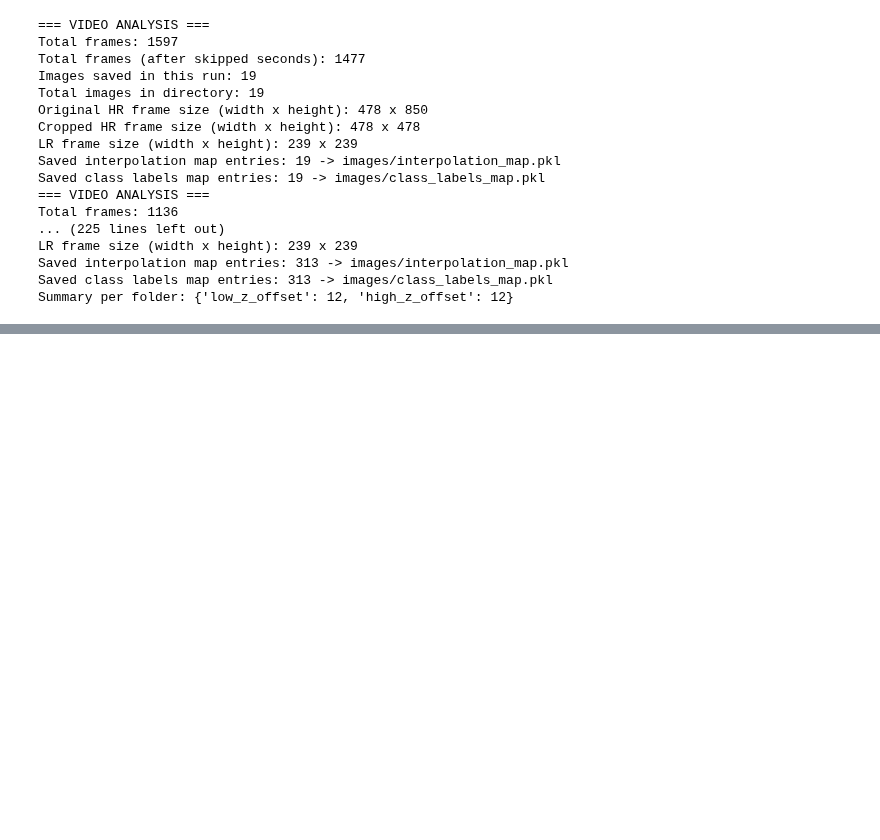
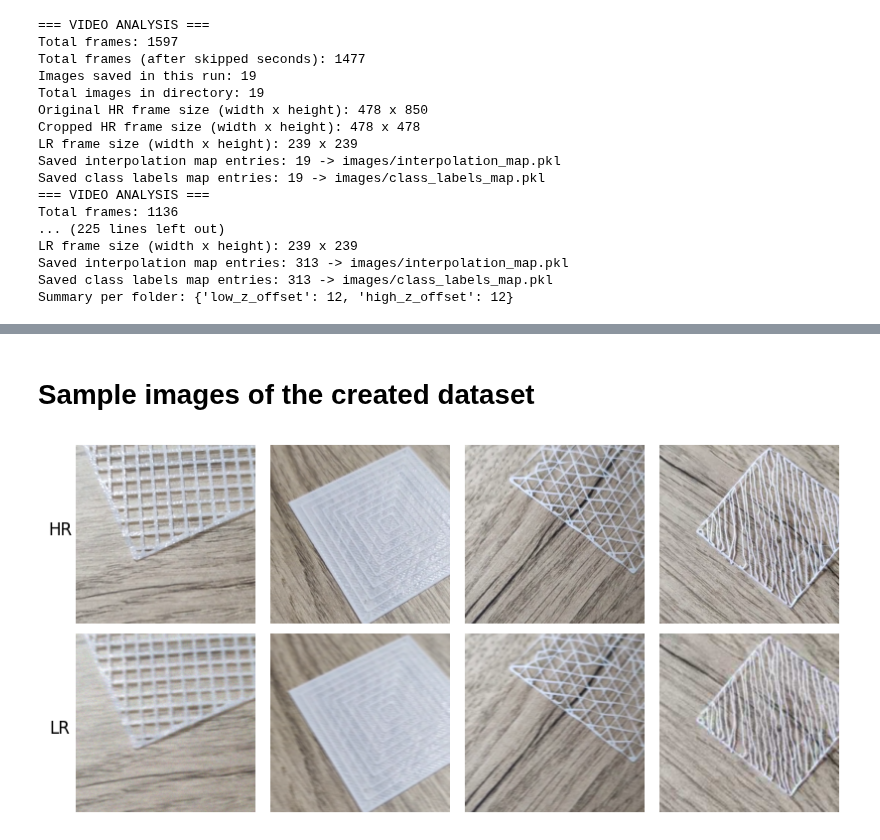
Before and after one commit to bgmanuel99/Super-Resolution-Images-for-3D-Printing-Defect-Detection, a Jupyter notebook: data/preprocessing_functions.ipynb, the cells around one changed output, grey strips where cells are left out. Saved outputs shown, nothing was run; the diff lists cells and outputs as text; code cells hidden in the pictures; blank space fills up the shorter version.

```diff
--- a/data/preprocessing_functions.ipynb
+++ b/data/preprocessing_functions.ipynb
@@ -469,0 +260,56 @@ Saved class labels map entries: 113 -> images_for_predictions/predictions_class_
+# %% [markdown]
+# Sample images of the created dataset
+# %%
+import matplotlib.pyplot as plt
+import os
+
+# Paths to HR and LR images
+hr_high_path = "images/HR/high_z_offset"
+hr_low_path = "images/HR/low_z_offset"
+lr_high_path = "images/LR/high_z_offset"
+lr_low_path = "images/LR/low_z_offset"
+
+# Select eligible sample images (first two alphabetically for each)
+hr_high_files = sorted([f for f in os.listdir(hr_high_path) if f.endswith('.png')])
+hr_low_files = sorted([f for f in os.listdir(hr_low_path) if f.endswith('.png')])
+
+selected_hr_high = [hr_high_files[11], hr_high_files[28]] if len(hr_high_files) >= 2 else hr_high_files
+selected_hr_low = [hr_low_files[14], hr_low_files[123]] if len(hr_low_files) >= 2 else hr_low_files
+
+# Create subplot: 2 rows (HR/LR), 4 columns (2 low + 2 high samples)
+fig, axes = plt.subplots(2, 4, figsize=(8, 4))
+
+# Top row: HR low z_offset samples
+for i in range(len(selected_hr_low)):
+    img = plt.imread(os.path.join(hr_low_path, selected_hr_low[i]))
+    axes[0, i].imshow(img)
+    axes[0, i].axis('off')
+
+# Top row: HR high z_offset samples
+for i in range(len(selected_hr_high)):
+    img = plt.imread(os.path.join(hr_high_path, selected_hr_high[i]))
+    axes[0, i+2].imshow(img)
+    axes[0, i+2].axis('off')
+
+# Bottom row: LR low z_offset samples
+for i in range(len(selected_hr_low)):
+    img = plt.imread(os.path.join(lr_low_path, selected_hr_low[i]))
+    axes[1, i].imshow(img)
+    axes[1, i].axis('off')
+
+# Bottom row: LR high z_offset samples
+for i in range(len(selected_hr_high)):
+    img = plt.imread(os.path.join(lr_high_path, selected_hr_high[i]))
+    axes[1, i+2].imshow(img)
+    axes[1, i+2].axis('off')
+
+# Add row labels
+fig.text(0.0, 0.75, 'HR', va='center', ha='center', fontsize=12, rotation='horizontal')
+fig.text(0.0, 0.25, 'LR', va='center', ha='center', fontsize=12, rotation='horizontal')
+
+plt.savefig("hr_lr_samples.png", dpi=300, format='png', bbox_inches='tight')
+
+plt.tight_layout()
+plt.show()
+# %% [output]
+[figure, added]
```
Also changed, not shown: parts of 4 cells of this notebook, 4 other files.
